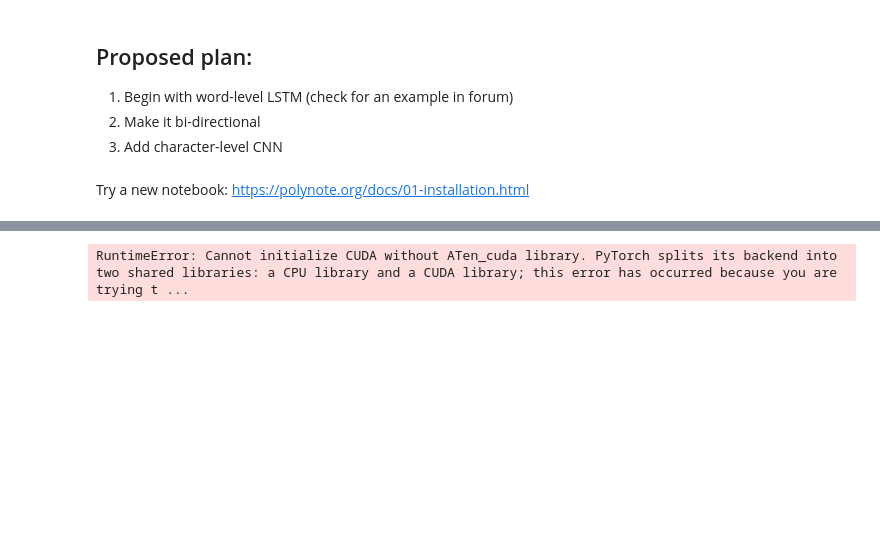
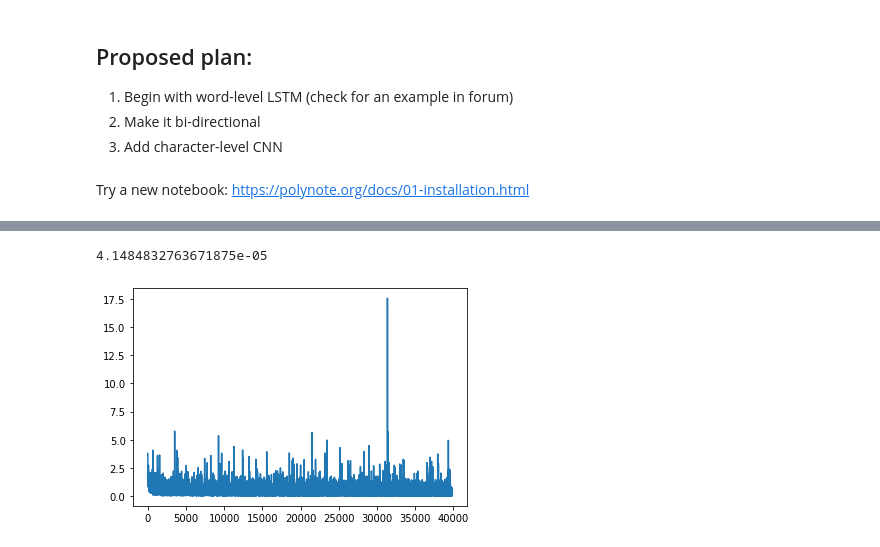
Before and after one commit to DonatasTamosauskas/pos-tagger-nlp, a Jupyter notebook: cnn-lstm/devel_notebook.ipynb, the cells around one changed output, grey strips where cells are left out. Drawn from its saved outputs; the diff is of its cells as text; code cells hidden in the pictures; blank space fills up the shorter version.

Commit message:
Simple LSTM version

```diff
--- a/cnn-lstm/devel_notebook.ipynb
+++ b/cnn-lstm/devel_notebook.ipynb
@@ -149,6 +155,9 @@ class Dataset(torch.utils.data.Dataset):
         word = "/".join(words_tag)
 
         return word, tag
+
+    def decode_sentence(self, sentence):
+        return " ".join([self.vocab[word.item()] for word in sentence.view(-1)])
 # %%
 %%time
 dataset = Dataset(training_data)
@@ -214,8 +223,8 @@ class LSTMTagger(nn.Module):
 
     def forward(self, sentence):
         embeds = self.word_embeddings(sentence)
-        lstm_out, _ = self.lstm(embeds.view(len(sentence), 1, -1))
-        tag_space = self.hidden2tag(lstm_out.view(len(sentence), -1))
+        lstm_out, _ = self.lstm(embeds.view(len(sentence[-1]), 1, -1))
+        tag_space = self.hidden2tag(lstm_out.view(len(sentence[-1]), -1))
         tag_scores = F.log_softmax(tag_space, dim=1)
         return tag_scores
 # %%
@@ -229,0 +292,29 @@ pos_dataloader = DataLoader(dataset, batch_size=batch_size, num_workers=num_work
+# %%
+%%time
+
+gpu = torch.device("cuda")
+
+model = LSTMTagger(embedding_dims, hidden_dims, vocab_size, tagset_size)
+loss_func = nn.NLLLoss()
+optimizer = optim.Adam(model.parameters(), lr=0.01)
+
+epochs = 1
+
+tag_size = dataset.tag_size
+losses = []
+
+i = 0
+
+model.to(gpu)
+
+for epoch in progress_bar(range(epochs)):
+    for x, y in pos_dataloader:
+        model.zero_grad()
+
+        x, y = x.to(gpu), y.to(gpu)
+
+        pred = model(x)
+        loss = loss_func(pred.view(-1, tag_size), y.view(-1))
+        losses.append(loss.item())
+        loss.backward()
+        optimizer.step()
@@ -230,8 +324,24 @@ pos_dataloader = DataLoader(dataset, batch_size=batch_size, num_workers=num_work
+# %%
+plt.plot(losses)
+print(min(losses))
+# %% [output]
+4.1484832763671875e-05
+[figure, added]
 # %%
 gpu = torch.device("cuda")
+# gpu_model = model.to(gpu)
 
-for epoch in range(1):
-    for x, y in pos_dataloader:
-        x_gpu, y_gpu = x.to(gpu), y.to(gpu)
+
+stop_range = 1
+i = 0
+epochs = 1
+
+preds = []
+
+for epoch in range(epochs):
+    for x, y in progress_bar(pos_dataloader):
+        if i > stop_range: break
+        i += 1
+
+#         x_gpu, y_gpu = x.to(gpu), y.to(gpu)
+#         preds.append(model(x))
-# %% [output]
-RuntimeError: Cannot initialize CUDA without ATen_cuda library. PyTorch splits its backend into two shared libraries: a CPU library and a CUDA library; this error has occurred because you are trying t ...
```
Also changed, not shown: parts of 11 cells of this notebook.
